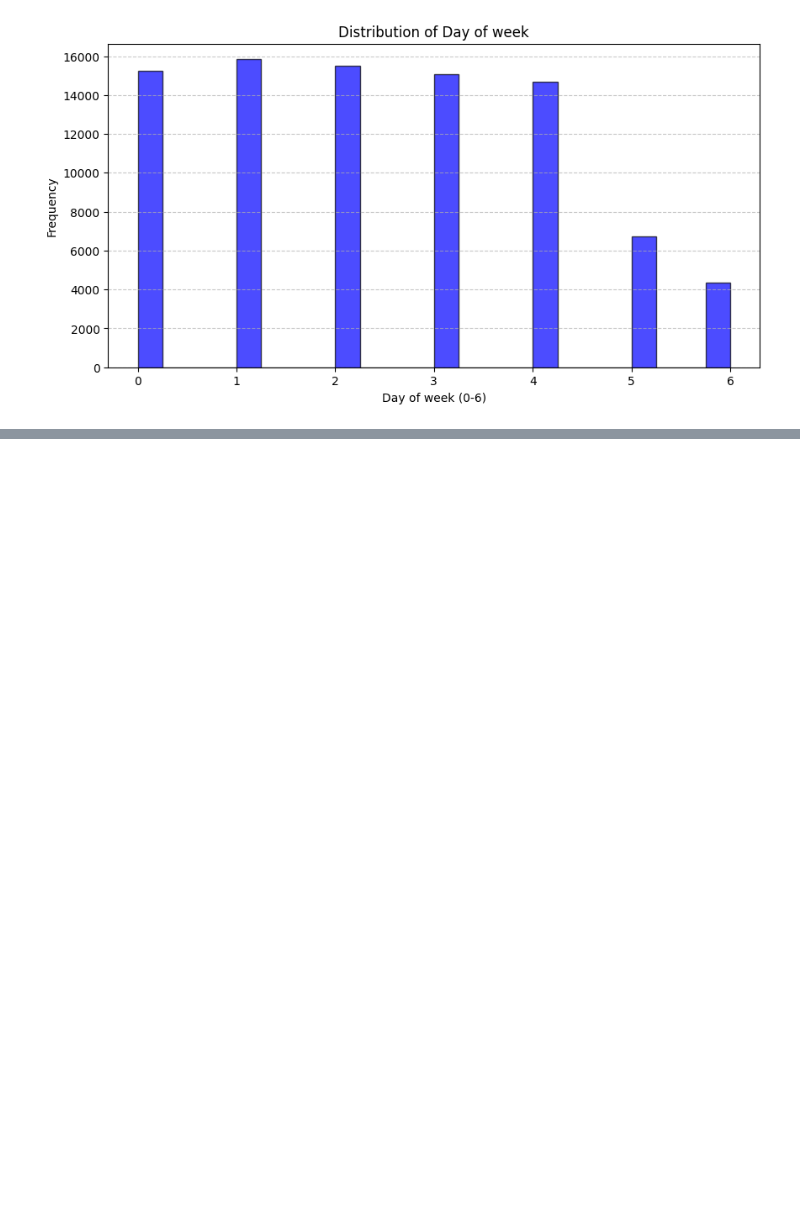
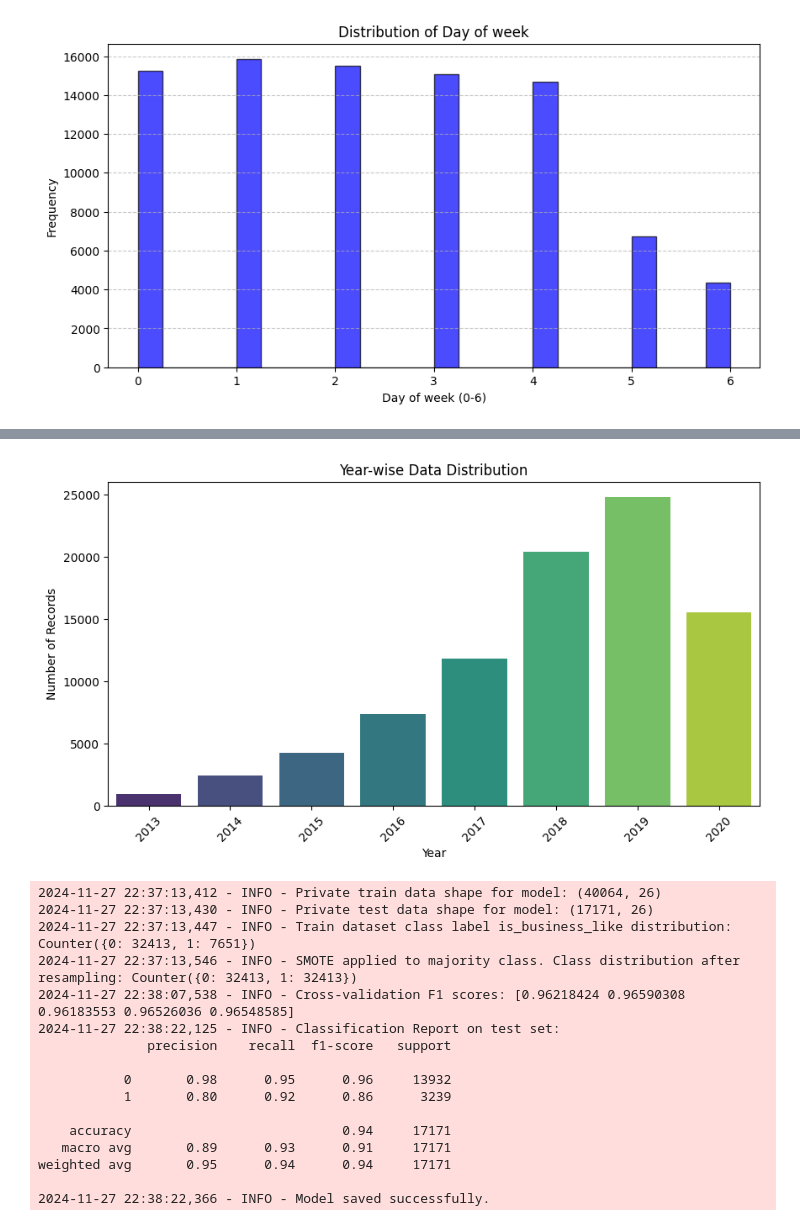
Before and after one commit to preeyaa/Machine-Learning, a Jupyter notebook: Notebooks/8_private_business_users/private_business_users.ipynb, the cells around one changed output, grey strips where cells are left out. Drawn from its saved outputs; the diff is of its cells as text; code cells hidden in the pictures; blank space fills up the shorter version.

```diff
--- a/Notebooks/8_private_business_users/private_business_users.ipynb
+++ b/Notebooks/8_private_business_users/private_business_users.ipynb
@@ -33,6 +39,8 @@ def eda(data,train_data):
     Returns:
         None
     """
+    # Check for missing values
+    logging.info(f"Total Missing Values:{data.isnull().sum().sum()}")
 
     # Plot business zones
     plt.figure(figsize=(10, 6))
@@ -74,6 +82,17 @@ def eda(data,train_data):
     plt.ylabel('Frequency')
     plt.xticks(range(0, 7))
     plt.grid(axis='y', linestyle='--', alpha=0.7)
+    plt.show()
+
+    # Plot yearly distribution
+    plt.figure(figsize=(10, 5))
+    data['year'] = data['parking_start_time'].dt.year
+    year_counts = data['year'].value_counts().sort_index()
+    sns.barplot(x=year_counts.index, y=year_counts.values, palette='viridis')
+    plt.title('Year-wise Data Distribution')
+    plt.xlabel('Year')
+    plt.ylabel('Number of Records')
+    plt.xticks(rotation=45)
     plt.show()
 
 
@@ -122,16 +141,12 @@ def feature_engineering_and_data_cleaning(data):
         data['start_hour'] = data['parking_start_time'].dt.hour
         data['end_hour'] = data['parking_end_time'].dt.hour
         data['day_of_week'] = data['parking_start_time'].dt.dayofweek
-        data['location_cluster'] = data[['lat', 'lon']].round(2).apply(tuple, axis=1)
         data['user_parking_count'] = data.groupby('parkinguser_id')['parking_id'].transform('count')
 
-        location_mapping = {loc: idx for idx, loc in enumerate(data['location_cluster'].unique())}
-        data['location_cluster'] = data['location_cluster'].map(location_mapping)
-
-        # Filter out invalid coordinates
+        # Cleaning: Filter out invalid coordinates
         data = data[(data['lat'] > -90) & (data['lat'] < 90) & (data['lon'] > -180) & (data['lon'] < 180)]
 
-        # Filter out invalid time ranges
+        # Cleaning: Filter out invalid time ranges
         data = data[(data['start_hour'] >= 0) & (data['start_hour'] <= 24)]
         data = data[(data['end_hour'] >= 0) & (data['end_hour'] <= 24)]
 
@@ -386,0 +393,17 @@ weighted avg       0.95      0.94      0.94     17171
+[figure, added]
+2024-11-27 22:37:13,412 - INFO - Private train data shape for model: (40064, 26)
+2024-11-27 22:37:13,430 - INFO - Private test data shape for model: (17171, 26)
+2024-11-27 22:37:13,447 - INFO - Train dataset class label is_business_like distribution: Counter({0: 32413, 1: 7651})
+2024-11-27 22:37:13,546 - INFO - SMOTE applied to majority class. Class distribution after resampling: Counter({0: 32413, 1: 32413})
+2024-11-27 22:38:07,538 - INFO - Cross-validation F1 scores: [0.96218424 0.96590308 0.96183553 0.96526036 0.96548585]
+2024-11-27 22:38:22,125 - INFO - Classification Report on test set:
+              precision    recall  f1-score   support
+
+           0       0.98      0.95      0.96     13932
+           1       0.80      0.92      0.86      3239
+
+    accuracy                           0.94     17171
+   macro avg       0.89      0.93      0.91     17171
+weighted avg       0.95      0.94      0.94     17171
+
+2024-11-27 22:38:22,366 - INFO - Model saved successfully.
```
Also changed, not shown: parts of 2 cells of this notebook, 1 other file.
